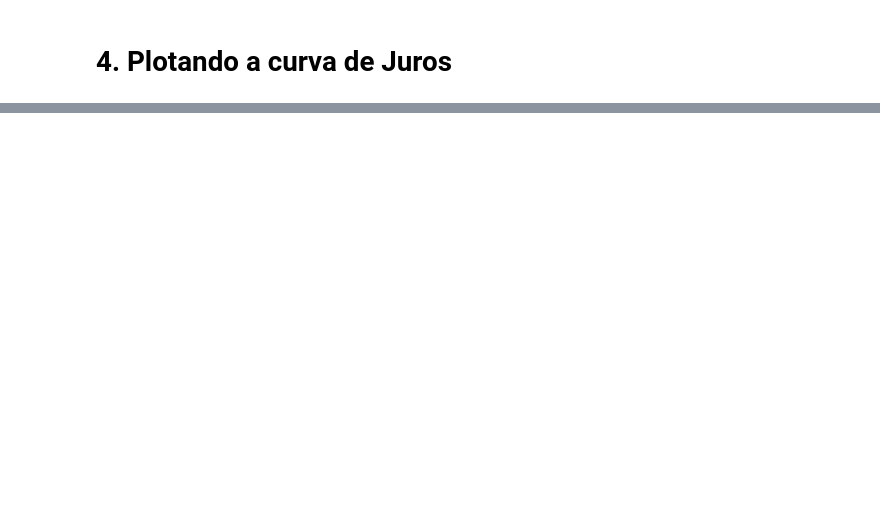
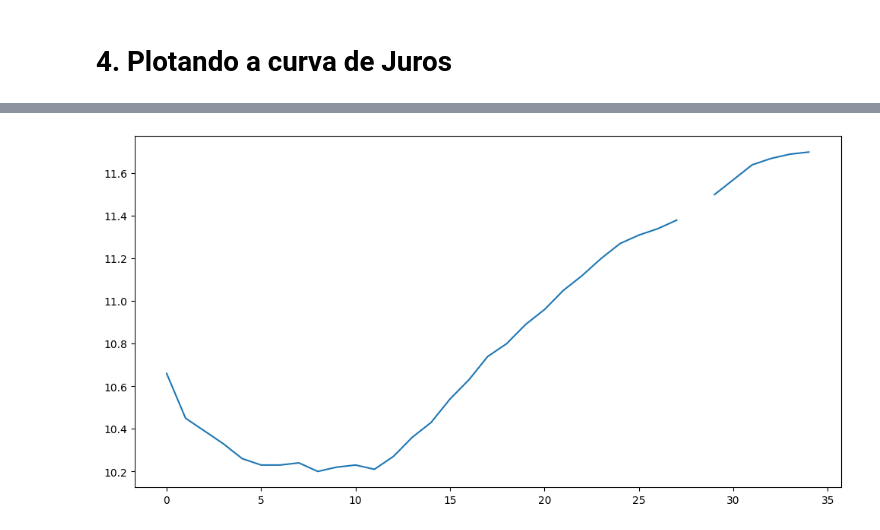
Before and after one commit to Akirahori/Mercado-Financeiro, a Jupyter notebook: Projetos/Reports/Taxa_DI.ipynb, the cells around one changed output, grey strips where cells are left out. Cells and saved outputs as stored; diff of their text form; code cells hidden in the pictures; blank space fills up the shorter version.

```diff
--- a/Projetos/Reports/Taxa_DI.ipynb
+++ b/Projetos/Reports/Taxa_DI.ipynb
@@ -176,0 +182,4 @@ tabela_full
+# %%
+tabela_full.iloc[:-1]['Último Preço'].plot(figsize = (12,6));
+# %% [output]
+[figure, added]
```
Also changed, not shown: parts of 6 cells of this notebook.
